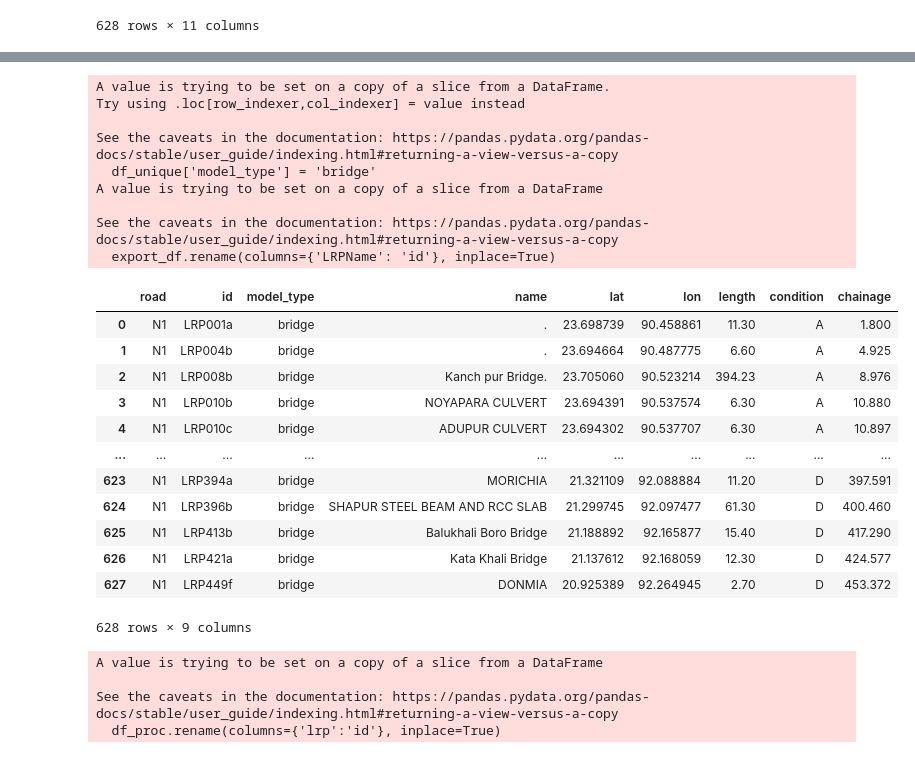
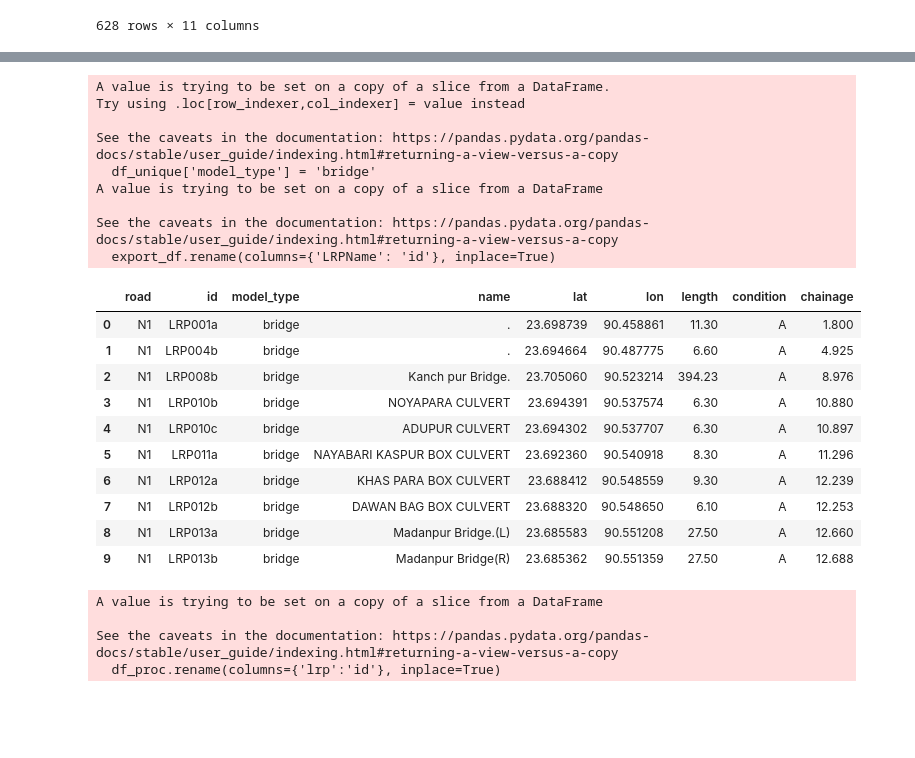
Before and after one commit to nielsvdd42/EPA133A-Advanced-Simulation-Group-1, a Jupyter notebook: EPA133a-G01-A2/notebooks/1_data_cleaning.ipynb, the cells around one changed output, grey strips where cells are left out. Cells and saved outputs as stored; diff of their text form; code cells hidden in the pictures; blank space fills up the shorter version.

```diff
--- a/EPA133a-G01-A2/notebooks/1_data_cleaning.ipynb
+++ b/EPA133a-G01-A2/notebooks/1_data_cleaning.ipynb
@@ -161,34 +165,32 @@ df_unique.loc[to_delete]
 # %%
 df_unique['model_type'] = 'bridge'
 
 
 
 export_df = df_unique[['road', 'LRPName', 'model_type', 'name', 'lat', 'lon','length', 'condition', 'chainage']]
 export_df.rename(columns={'LRPName': 'id'}, inplace=True)
-export_df
+export_df.head(10)
 # %% [output]
 A value is trying to be set on a copy of a slice from a DataFrame.
 Try using .loc[row_indexer,col_indexer] = value instead
 
 See the caveats in the documentation: https://pandas.pydata.org/pandas-docs/stable/user_guide/indexing.html#returning-a-view-versus-a-copy
   df_unique['model_type'] = 'bridge'
 A value is trying to be set on a copy of a slice from a DataFrame
 
 See the caveats in the documentation: https://pandas.pydata.org/pandas-docs/stable/user_guide/indexing.html#returning-a-view-versus-a-copy
   export_df.rename(columns={'LRPName': 'id'}, inplace=True)
 |  | road | id | model_type | name | lat | lon | length | condition | chainage |
 | 0 | N1 | LRP001a | bridge | . | 23.698739 | 90.458861 | 11.30 | A | 1.800 |
 | 1 | N1 | LRP004b | bridge | . | 23.694664 | 90.487775 | 6.60 | A | 4.925 |
 | 2 | N1 | LRP008b | bridge | Kanch pur Bridge. | 23.705060 | 90.523214 | 394.23 | A | 8.976 |
 | 3 | N1 | LRP010b | bridge | NOYAPARA CULVERT | 23.694391 | 90.537574 | 6.30 | A | 10.880 |
 | 4 | N1 | LRP010c | bridge | ADUPUR CULVERT | 23.694302 | 90.537707 | 6.30 | A | 10.897 |
-| ... | ... | ... | ... | ... | ... | ... | ... | ... | ... |
-| 623 | N1 | LRP394a | bridge | MORICHIA | 21.321109 | 92.088884 | 11.20 | D | 397.591 |
-| 624 | N1 | LRP396b | bridge | SHAPUR STEEL BEAM AND RCC SLAB | 21.299745 | 92.097477 | 61.30 | D | 400.460 |
-| 625 | N1 | LRP413b | bridge | Balukhali Boro Bridge | 21.188892 | 92.165877 | 15.40 | D | 417.290 |
-| 626 | N1 | LRP421a | bridge | Kata Khali Bridge | 21.137612 | 92.168059 | 12.30 | D | 424.577 |
-| 627 | N1 | LRP449f | bridge | DONMIA | 20.925389 | 92.264945 | 2.70 | D | 453.372 |
+| 5 | N1 | LRP011a | bridge | NAYABARI KASPUR BOX CULVERT | 23.692360 | 90.540918 | 8.30 | A | 11.296 |
+| 6 | N1 | LRP012a | bridge | KHAS PARA BOX CULVERT | 23.688412 | 90.548559 | 9.30 | A | 12.239 |
+| 7 | N1 | LRP012b | bridge | DAWAN BAG BOX CULVERT | 23.688320 | 90.548650 | 6.10 | A | 12.253 |
+| 8 | N1 | LRP013a | bridge | Madanpur Bridge.(L) | 23.685583 | 90.551208 | 27.50 | A | 12.660 |
+| 9 | N1 | LRP013b | bridge | Madanpur Bridge(R) | 23.685362 | 90.551359 | 27.50 | A | 12.688 |
-628 rows × 9 columns
 # %%
 df_proc['model_type'] = 'source'
 df_proc['length'] = 0
```
Also changed, not shown: parts of 4 cells of this notebook, 2 other files.
